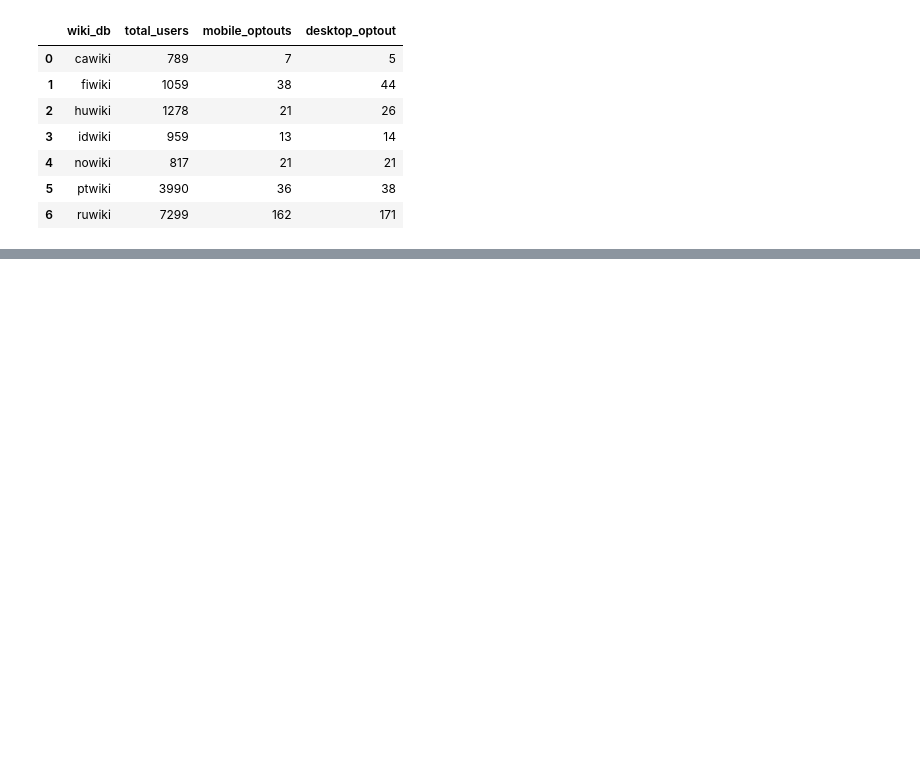
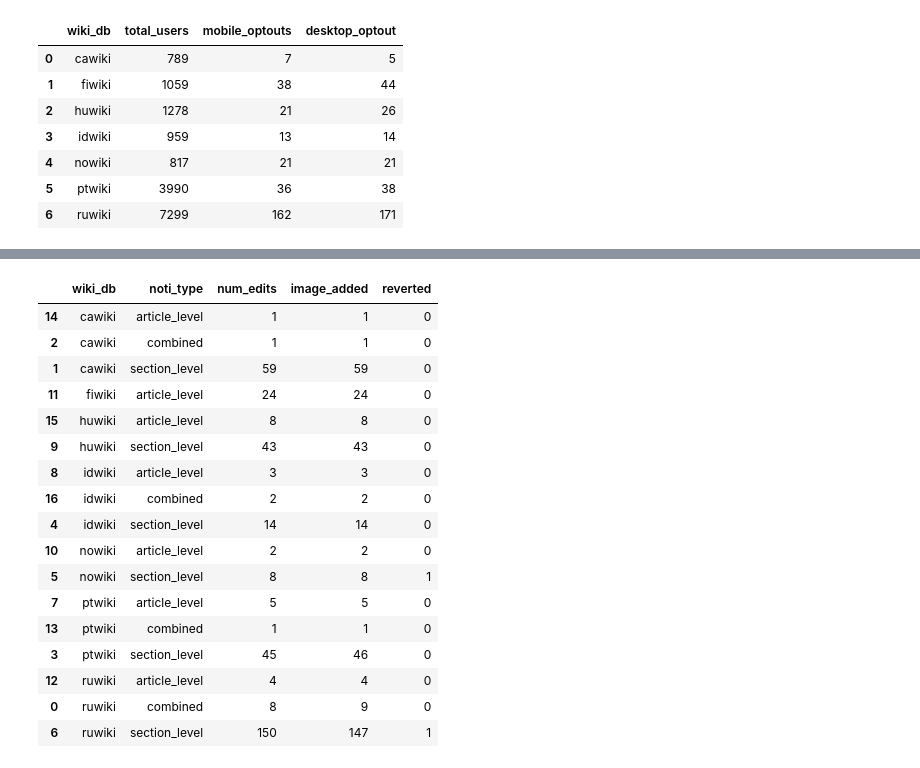
Before and after one commit to wikimedia-research/image-suggestion-notifications-analysis, a Jupyter notebook: T331290-SLIS-analytics.ipynb, the cells around one changed output, grey strips where cells are left out. Drawn from its saved outputs; the diff is of its cells as text; code cells hidden in the pictures; blank space fills up the shorter version.

Commit message:
add images added in July

```diff
--- a/T331290-SLIS-analytics.ipynb
+++ b/T331290-SLIS-analytics.ipynb
@@ -243,0 +677,33 @@ notification_user_sdf.createGlobalTempView("notification_user_data")
+# %%
+image_edits_query = """
+
+SELECT
+      m.wiki_db,
+      event_timestamp,
+      m.user_text,
+      m.user_id,
+      revision_id,
+      page_id,
+      revision_is_identity_reverted,
+      revision_is_identity_revert,
+      revision_seconds_to_identity_revert,
+      revision_tags,
+      u.user_editcount,
+      INLINE(compareMediaLists(cur_rev_media_array, par_rev_media_array)),
+      SIZE(par_rev_media_array) AS illustrated
+    FROM {media_list_table} m
+    LEFT JOIN wmf_raw.mediawiki_user u
+      ON (m.user_text = u.user_name AND m.wiki_db = u.wiki_db)
+    WHERE revision_id IS NOT NULL
+      AND m.wiki_db IN {wiki_db_str}
+      AND u.snapshot = '{mw_snapshot}'
+
+"""
+# %%
+image_edits_data = spark.run(
+        image_edits_query.format(
+          media_list_table = media_list_table,
+          wiki_db_str = wiki_dbs,
+          mw_snapshot = mw_snapshot
+        )
+    )
@@ -429,0 +1055,7 @@ pd.merge(pd.merge(total_users,mobile_optout,on='wiki_db'),desktop_optout,on='wik
+# %%
+img_data = spark.run(
+        match_image_query.format(
+          media_list_table = media_list_table,
+          noti_timestamp = m_start_timestamp
+        )
+    )
@@ -429,0 +1079,23 @@ pd.merge(pd.merge(total_users,mobile_optout,on='wiki_db'),desktop_optout,on='wik
+# %%
+# by notification type
+
+img_data.sort_values(by=['wiki_db','noti_type'])
+# %% [output]
+|  | wiki_db | noti_type | num_edits | image_added | reverted |
+| 14 | cawiki | article_level | 1 | 1 | 0 |
+| 2 | cawiki | combined | 1 | 1 | 0 |
+| 1 | cawiki | section_level | 59 | 59 | 0 |
+| 11 | fiwiki | article_level | 24 | 24 | 0 |
+| 15 | huwiki | article_level | 8 | 8 | 0 |
+| 9 | huwiki | section_level | 43 | 43 | 0 |
+| 8 | idwiki | article_level | 3 | 3 | 0 |
+| 16 | idwiki | combined | 2 | 2 | 0 |
+| 4 | idwiki | section_level | 14 | 14 | 0 |
+| 10 | nowiki | article_level | 2 | 2 | 0 |
+| 5 | nowiki | section_level | 8 | 8 | 1 |
+| 7 | ptwiki | article_level | 5 | 5 | 0 |
+| 13 | ptwiki | combined | 1 | 1 | 0 |
+| 3 | ptwiki | section_level | 45 | 46 | 0 |
+| 12 | ruwiki | article_level | 4 | 4 | 0 |
+| 0 | ruwiki | combined | 8 | 9 | 0 |
+| 6 | ruwiki | section_level | 150 | 147 | 1 |
```
Also changed, not shown: parts of 16 cells of this notebook.
